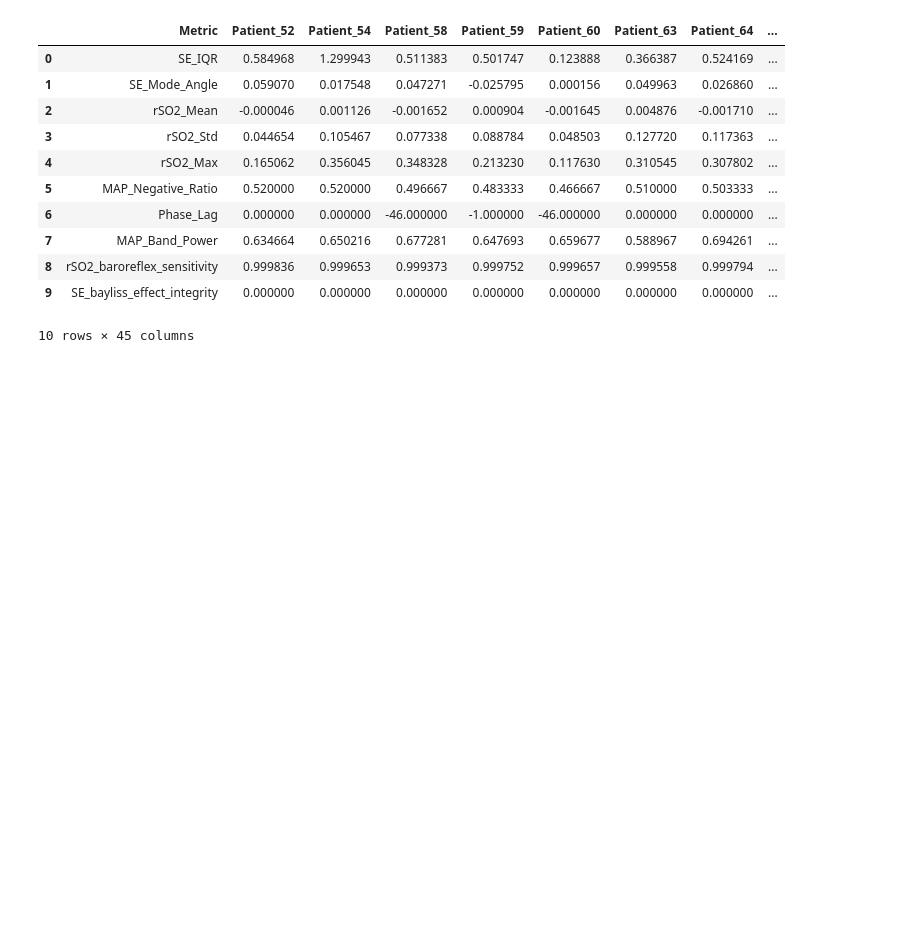
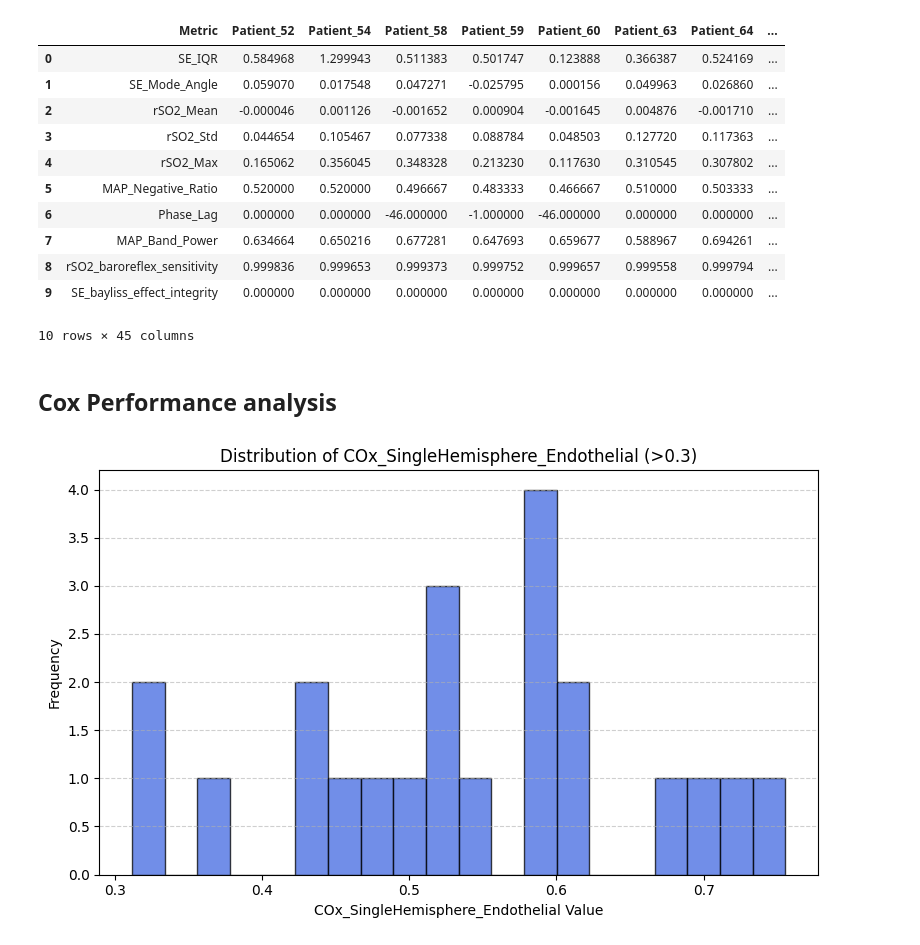
Before and after one commit to MarkSikos/carotis_research, a Jupyter notebook: overlap.ipynb, the cells around one changed output. Drawn from its saved outputs; the diff is of its cells as text; code cells hidden in the pictures; blank space fills up the shorter version.

```diff
--- a/overlap.ipynb
+++ b/overlap.ipynb
@@ -358,3 +358,27 @@ deg_dist_patients_df
 | 8 | rSO2_baroreflex_sensitivity | 0.999836 | 0.999653 | 0.999373 | 0.999752 | 0.999657 | 0.999558 | 0.999794 | ... |
 | 9 | SE_bayliss_effect_integrity | 0.000000 | 0.000000 | 0.000000 | 0.000000 | 0.000000 | 0.000000 | 0.000000 | ... |
 10 rows × 45 columns
+# %% [markdown]
+## Cox Performance analysis
+# %%
+import matplotlib.pyplot as plt
+
+
+df = pd.read_csv("data/selected_metrics_export.csv")
+df = df.T
+df.columns = df.iloc[0]  # Set the first row as header
+df = df[1:]              # Remove the header row from the data
+
+cox_endothelial = df['COx_SingleHemisphere_Endothelial']
+cox_endothelial[cox_endothelial > 0.3]
+
+plt.figure(figsize=(8, 5))
+plt.hist(cox_endothelial[cox_endothelial > 0.3].astype(float), bins=20, color='royalblue', alpha=0.75, edgecolor='black')
+plt.title('Distribution of COx_SingleHemisphere_Endothelial (>0.3)')
+plt.xlabel('COx_SingleHemisphere_Endothelial Value')
+plt.ylabel('Frequency')
+plt.grid(axis='y', linestyle='--', alpha=0.6)
+plt.tight_layout()
+plt.show()
+# %% [output]
+[figure, added]
```
Also changed, not shown: parts of 11 cells of this notebook, 12 other files.
